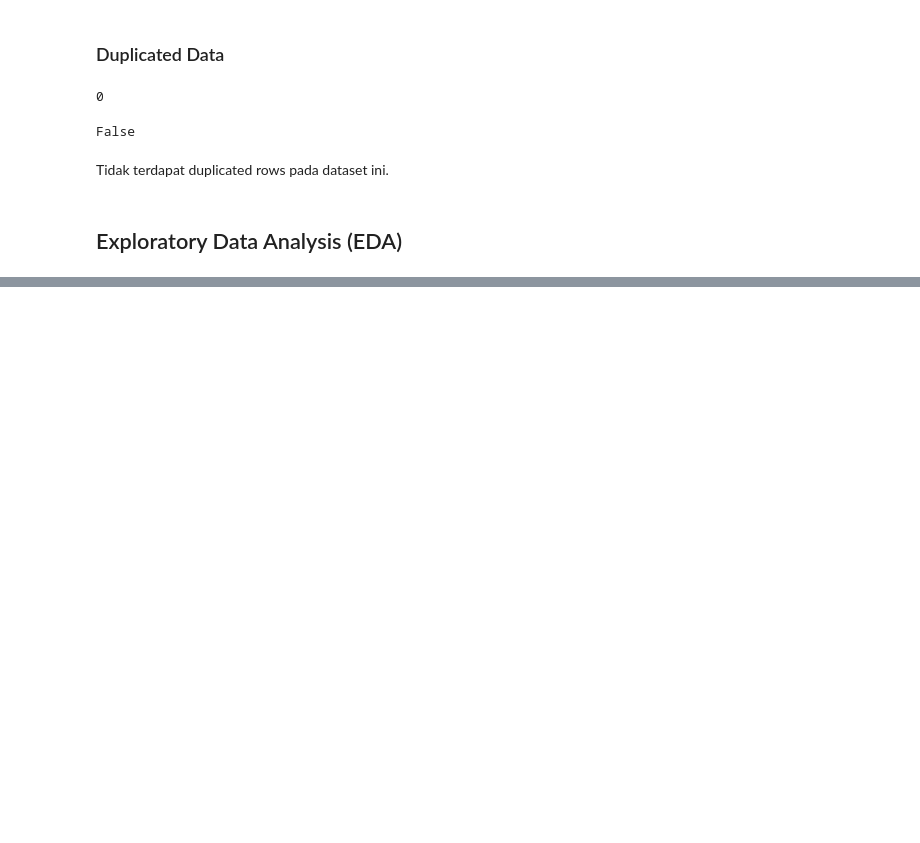
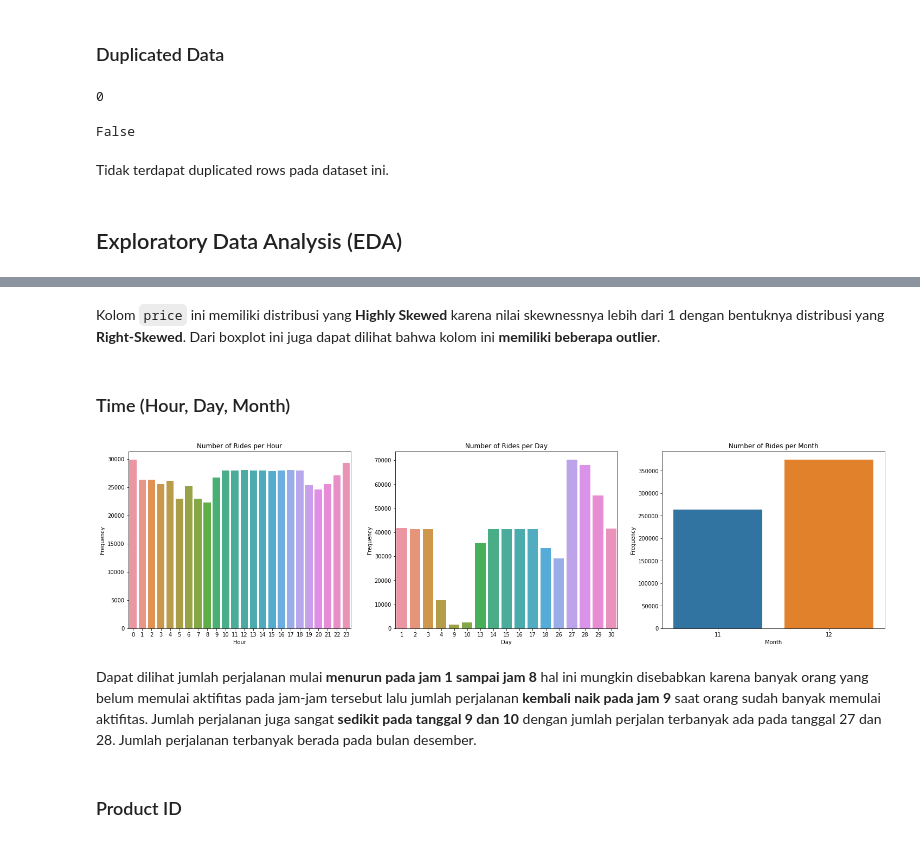
Before and after one commit to Penzragon/h8dsft_P1W1Reg, a Jupyter notebook: script.ipynb, the cells around one changed output, grey strips where cells are left out. Saved outputs shown, nothing was run; the diff lists cells and outputs as text; code cells hidden in the pictures; blank space fills up the shorter version.

```diff
--- a/script.ipynb
+++ b/script.ipynb
@@ -206,0 +231,28 @@ Tidak terdapat duplicated rows pada dataset ini.
+# %% [markdown]
+Kolom `price` ini memiliki distribusi yang **Highly Skewed** karena nilai skewnessnya lebih dari 1 dengan bentuknya distribusi yang **Right-Skewed**. Dari boxplot ini juga dapat dilihat bahwa kolom ini **memiliki beberapa outlier**.
+# %% [markdown]
+### Time (Hour, Day, Month)
+# %%
+plt.figure(figsize=(25,6))
+plt.subplot(1, 3, 1)
+sns.countplot(x='hour', data=rides)
+plt.title('Number of Rides per Hour')
+plt.xlabel('Hour')
+plt.ylabel('Frequency')
+plt.subplot(1, 3, 2)
+sns.countplot(x='day', data=rides)
+plt.title('Number of Rides per Day')
+plt.xlabel('Day')
+plt.ylabel('Frequency')
+plt.subplot(1, 3, 3)
+sns.countplot(x='month', data=rides)
+plt.title('Number of Rides per Month')
+plt.xlabel('Month')
+plt.ylabel('Frequency')
+plt.show()
+# %% [output]
+[figure, added]
+# %% [markdown]
+Dapat dilihat jumlah perjalanan mulai **menurun pada jam 1 sampai jam 8** hal ini mungkin disebabkan karena banyak orang yang belum memulai aktifitas pada jam-jam tersebut lalu jumlah perjalanan **kembali naik pada jam 9** saat orang sudah banyak memulai aktifitas. Jumlah perjalanan juga sangat **sedikit pada tanggal 9 dan 10** dengan jumlah perjalan terbanyak ada pada tanggal 27 dan 28. Jumlah perjalanan terbanyak berada pada bulan desember.
+# %% [markdown]
+### Product ID
```
Also changed, not shown: parts of 7 cells of this notebook.
